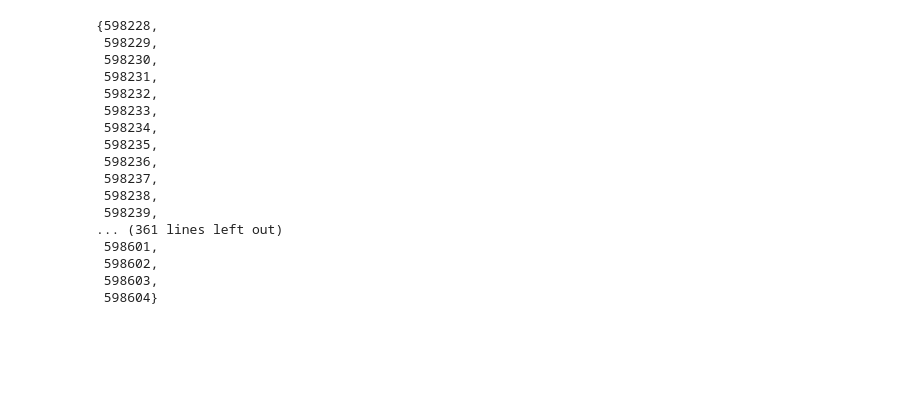
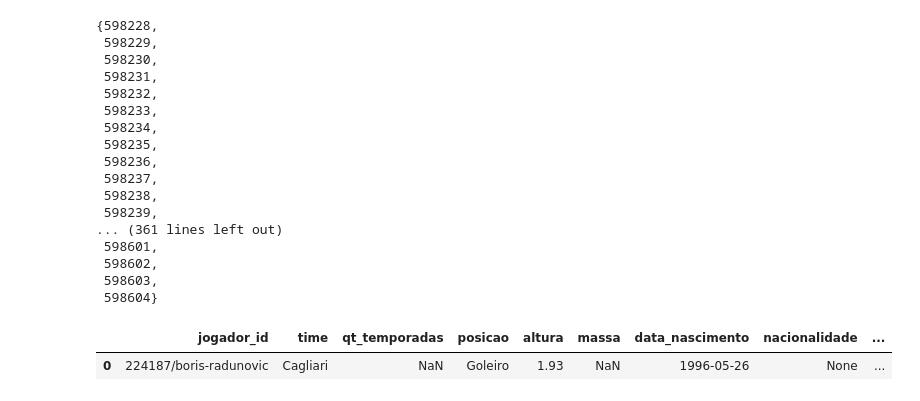
Before and after one commit to luan521/Futebol, a Jupyter notebook: notebooks/requisicao/sketch/Untitled.ipynb, the cells around one changed output. Cells and saved outputs as stored; diff of their text form; code cells hidden in the pictures; blank space fills up the shorter version.

Commit message:
função update_jogadores

```diff
--- a/notebooks/requisicao/sketch/Untitled.ipynb
+++ b/notebooks/requisicao/sketch/Untitled.ipynb
@@ -121,0 +261,8 @@ set(jogos_ocorridos).difference(jogos_atualizados)
+# %%
+from cafu.queries import Bio
+from datetime import datetime
+from cafu.utils import get_spark
+from pyspark.sql.types import (StructType, StructField,
+                               StringType, DateType, TimestampType,
+                               IntegerType, FloatType)
+spark = get_spark(1, delta=True)
@@ -121,0 +302,17 @@ set(jogos_ocorridos).difference(jogos_atualizados)
+# %%
+schema = StructType([
+         StructField("jogador_id",StringType(),True),
+         StructField("time",StringType(),True),
+         StructField("qt_temporadas",IntegerType(),True),
+         StructField("posicao",StringType(),True),
+         StructField("altura",FloatType(),True),
+         StructField("massa",FloatType(),True),
+         StructField("data_nascimento",DateType(),True),
+         StructField("nacionalidade",StringType(),True),
+         StructField("date_update", TimestampType(), True)
+])
+# %%
+spark.createDataFrame(data, schema=schema).toPandas()
+# %% [output]
+|  | jogador_id | time | qt_temporadas | posicao | altura | massa | data_nascimento | nacionalidade | ... |
+| 0 | 224187/boris-radunovic | Cagliari | NaN | Goleiro | 1.93 | NaN | 1996-05-26 | None | ... |
```
Also changed, not shown: parts of 14 cells of this notebook, 9 other files.
